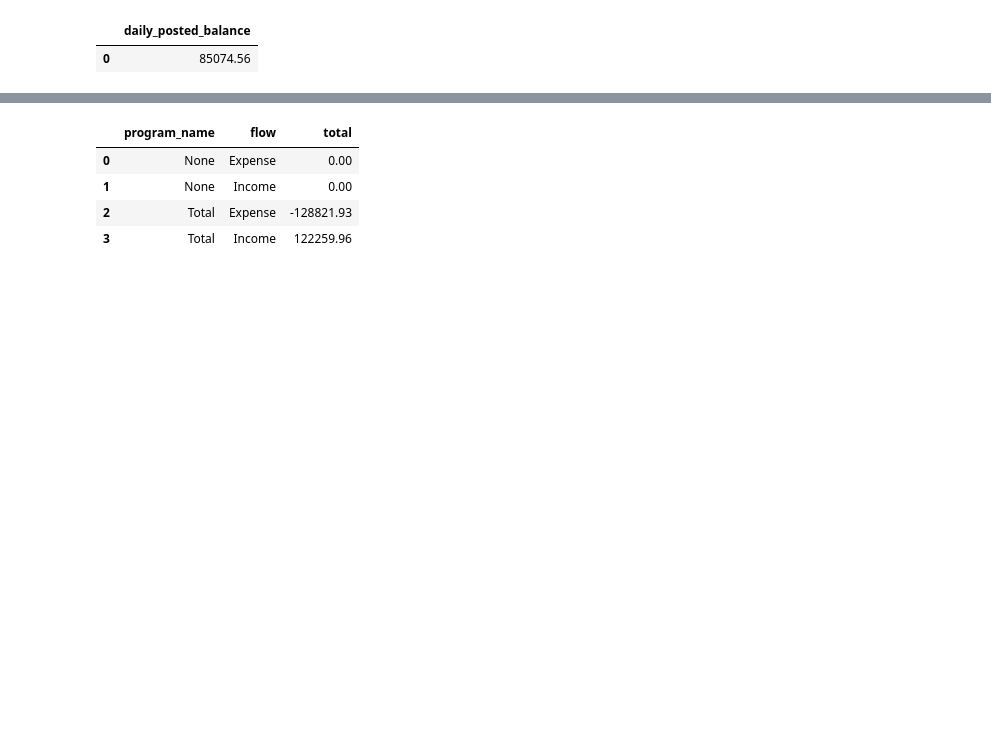
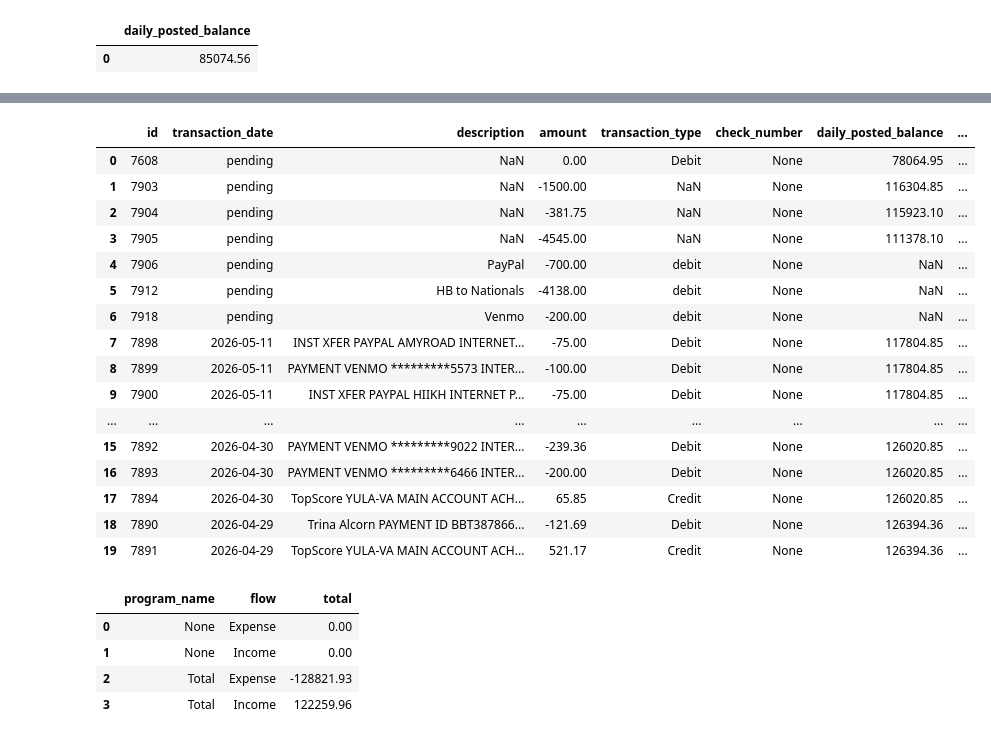
Before and after one commit to tmw4d/accounting_app, a Jupyter notebook: Data Exploration.ipynb, the cells around one changed output, grey strips where cells are left out. Saved outputs shown, nothing was run; the diff lists cells and outputs as text; code cells hidden in the pictures; blank space fills up the shorter version.

```diff
--- a/Data Exploration.ipynb
+++ b/Data Exploration.ipynb
@@ -61,3 +97,32 @@ sample
+# %%
+
+# Fetch example script from site
+sample = pd.read_sql("""
+            SELECT *
+            FROM ledger l
+            --where is_deleted = 0
+            order by transaction_date desc
+            limit 20
+        """, conn)
+sample
+# %% [output]
+|  | id | transaction_date | description | amount | transaction_type | check_number | daily_posted_balance | ... |
+| 0 | 7608 | pending | NaN | 0.00 | Debit | None | 78064.95 | ... |
+| 1 | 7903 | pending | NaN | -1500.00 | NaN | None | 116304.85 | ... |
+| 2 | 7904 | pending | NaN | -381.75 | NaN | None | 115923.10 | ... |
+| 3 | 7905 | pending | NaN | -4545.00 | NaN | None | 111378.10 | ... |
+| 4 | 7906 | pending | PayPal | -700.00 | debit | None | NaN | ... |
+| 5 | 7912 | pending | HB to Nationals | -4138.00 | debit | None | NaN | ... |
+| 6 | 7918 | pending | Venmo | -200.00 | debit | None | NaN | ... |
+| 7 | 7898 | 2026-05-11 | INST XFER PAYPAL AMYROAD INTERNET... | -75.00 | Debit | None | 117804.85 | ... |
+| 8 | 7899 | 2026-05-11 | PAYMENT VENMO *********5573 INTER... | -100.00 | Debit | None | 117804.85 | ... |
+| 9 | 7900 | 2026-05-11 | INST XFER PAYPAL HIIKH INTERNET P... | -75.00 | Debit | None | 117804.85 | ... |
+| ... | ... | ... | ... | ... | ... | ... | ... | ... |
+| 15 | 7892 | 2026-04-30 | PAYMENT VENMO *********9022 INTER... | -239.36 | Debit | None | 126020.85 | ... |
+| 16 | 7893 | 2026-04-30 | PAYMENT VENMO *********6466 INTER... | -200.00 | Debit | None | 126020.85 | ... |
+| 17 | 7894 | 2026-04-30 | TopScore YULA-VA MAIN ACCOUNT ACH... | 65.85 | Credit | None | 126020.85 | ... |
+| 18 | 7890 | 2026-04-29 | Trina Alcorn PAYMENT ID BBT387866... | -121.69 | Debit | None | 126394.36 | ... |
+| 19 | 7891 | 2026-04-29 | TopScore YULA-VA MAIN ACCOUNT ACH... | 521.17 | Credit | None | 126394.36 | ... |
 # %%
 
 # Fetch example script from site
```
Also changed, not shown: parts of 8 cells of this notebook, 18 other files.
